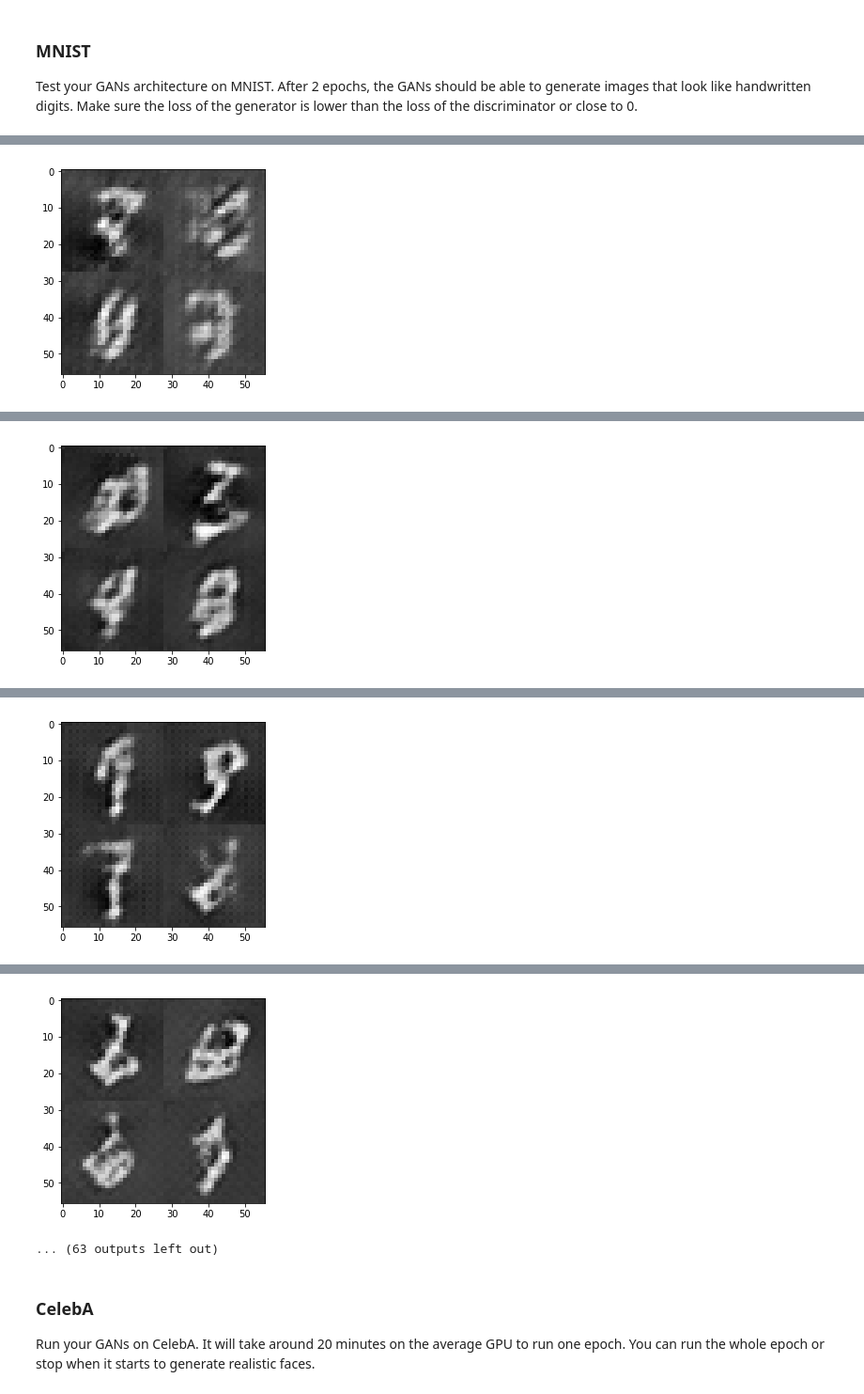
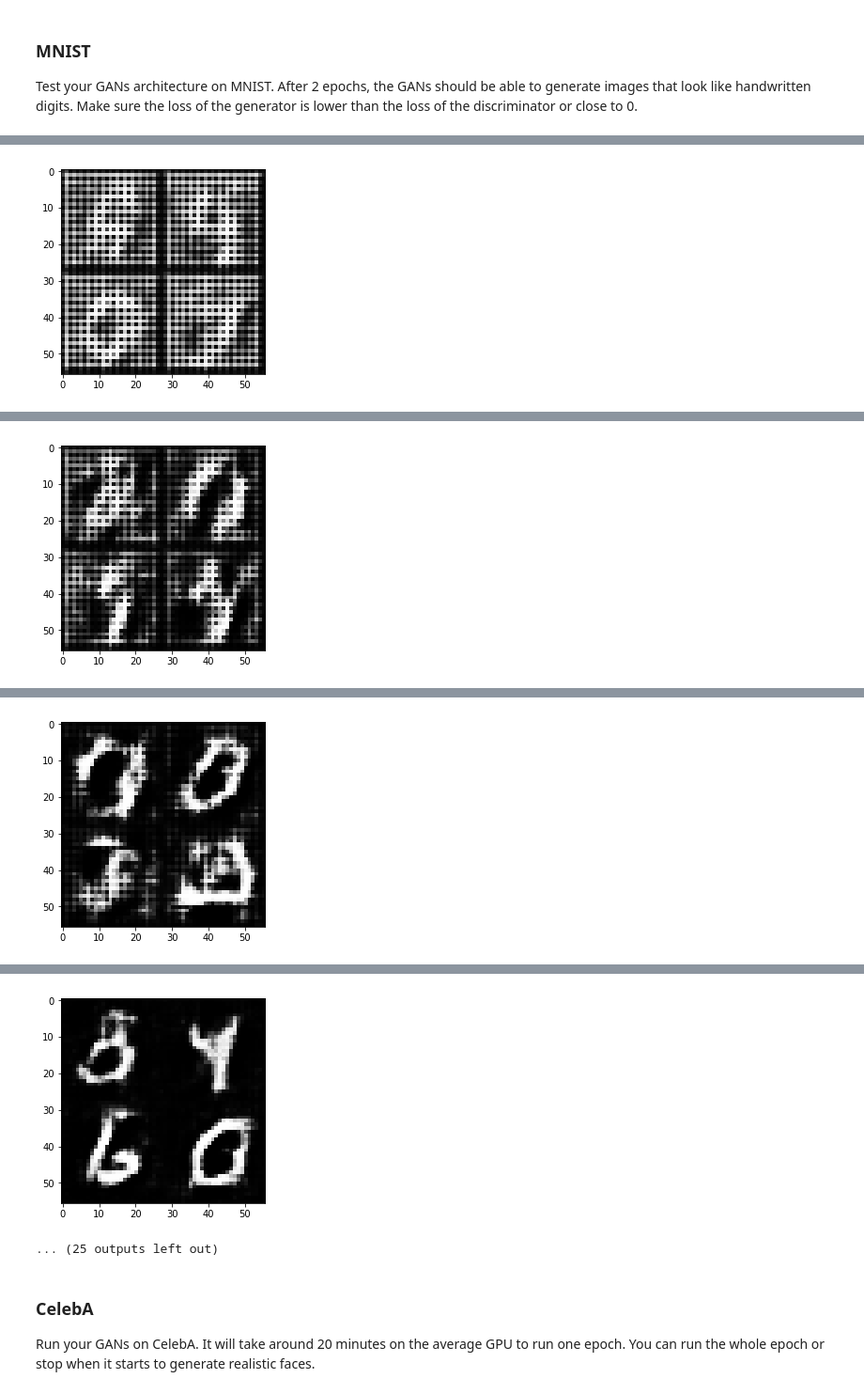
Before and after one commit to lsls01/Udacity_Deep_Learning_Foundation_Projects, a Jupyter notebook: 5 Generate Faces/face_generation/dlnd_face_generation.ipynb, the cells around one changed output, grey strips where cells are left out. Shown: that part at 94% size. Drawn from its saved outputs; the diff is of its cells as text; code cells hidden in the pictures.

```diff
--- a/5 Generate Faces/face_generation/dlnd_face_generation.ipynb
+++ b/5 Generate Faces/face_generation/dlnd_face_generation.ipynb
@@ -242,8 +260,11 @@ def model_loss(input_real, input_z, out_channel_dim):
     d_model_real, d_logits_real = discriminator(input_real)
     d_model_fake, d_logits_fake = discriminator(g_model, reuse=True)
 
+    smooth = 0.9
+    smooth_real_labels = tf.ones_like(d_model_real) * smooth
+
     d_loss_real = tf.reduce_mean(
-        tf.nn.sigmoid_cross_entropy_with_logits(logits=d_logits_real, labels=tf.ones_like(d_model_real)))
+        tf.nn.sigmoid_cross_entropy_with_logits(logits=d_logits_real, labels=smooth_real_labels))
     d_loss_fake = tf.reduce_mean(
         tf.nn.sigmoid_cross_entropy_with_logits(logits=d_logits_fake, labels=tf.zeros_like(d_model_fake)))
     g_loss = tf.reduce_mean(
@@ -283,8 +304,15 @@ def model_opt(d_loss, g_loss, learning_rate, beta1):
     g_vars = [var for var in t_vars if var.name.startswith('generator')]
 
     # Optimize
-    d_train_opt = tf.train.AdamOptimizer(learning_rate, beta1=beta1).minimize(d_loss, var_list=d_vars)
-    g_train_opt = tf.train.AdamOptimizer(learning_rate, beta1=beta1).minimize(g_loss, var_list=g_vars)
+    update_ops = tf.get_collection(tf.GraphKeys.UPDATE_OPS)
+    d_updates = [opt for opt in update_ops if opt.name.startswith('discriminator')]
+    g_updates = [opt for opt in update_ops if opt.name.startswith('generator')]
+
+    with tf.control_dependencies(d_updates):
+        d_train_opt = tf.train.AdamOptimizer(learning_rate=learning_rate, beta1=beta1).minimize(d_loss, var_list=d_vars)
+
+    with tf.control_dependencies(g_updates):
+        g_train_opt = tf.train.AdamOptimizer(learning_rate=learning_rate, beta1=beta1).minimize(g_loss, var_list=g_vars)
 
     return d_train_opt, g_train_opt
 
@@ -375,9 +403,10 @@ def train(epoch_count, batch_size, z_dim, learning_rate, beta1, get_batches, dat
                 # TODO: Train Model
 
                 steps += 1
+                batch_images *= 2
 
                 # Sample random noise for G
-                batch_z = np.random.uniform(-1, 1, size=(50, z_dim))
+                batch_z = np.random.uniform(-1, 1, size=(batch_size, z_dim))
 
                 # Run optimizers
                 _ = sess.run(d_train_opt, feed_dict={input_real: batch_images,
@@ -407,7 +436,7 @@ def train(epoch_count, batch_size, z_dim, learning_rate, beta1, get_batches, dat
 ### MNIST
 Test your GANs architecture on MNIST.  After 2 epochs, the GANs should be able to generate images that look like handwritten digits.  Make sure the loss of the generator is lower than the loss of the discriminator or close to 0.
 # %%
-batch_size = 32
+batch_size = 64
 z_dim = 100
 learning_rate = 0.0002
 beta1 = 0.5
@@ -458 +487 @@ Epoch 1/2... Batch 300... Discriminator Loss: 1.1893... Generator Loss: 0.6454
-[figure, old version]
+[figure, new version]
@@ -469 +498 @@ Epoch 1/2... Batch 400... Discriminator Loss: 1.2235... Generator Loss: 0.6190
-[figure, old version]
+[figure, new version]
@@ -480 +509 @@ Epoch 1/2... Batch 500... Discriminator Loss: 1.0696... Generator Loss: 0.7227
-[figure, old version]
+[figure, new version]
@@ -491,5 +520,5 @@ Epoch 1/2... Batch 600... Discriminator Loss: 1.2208... Generator Loss: 1.0230
-[figure, old version]
+[figure, new version]
-... (63 outputs left out)
+... (25 outputs left out)
 # %% [markdown]
 ### CelebA
 Run your GANs on CelebA.  It will take around 20 minutes on the average GPU to run one epoch.  You can run the whole epoch or stop when it starts to generate realistic faces.
```
Also changed, not shown: parts of 4 cells of this notebook, 2 other files.
